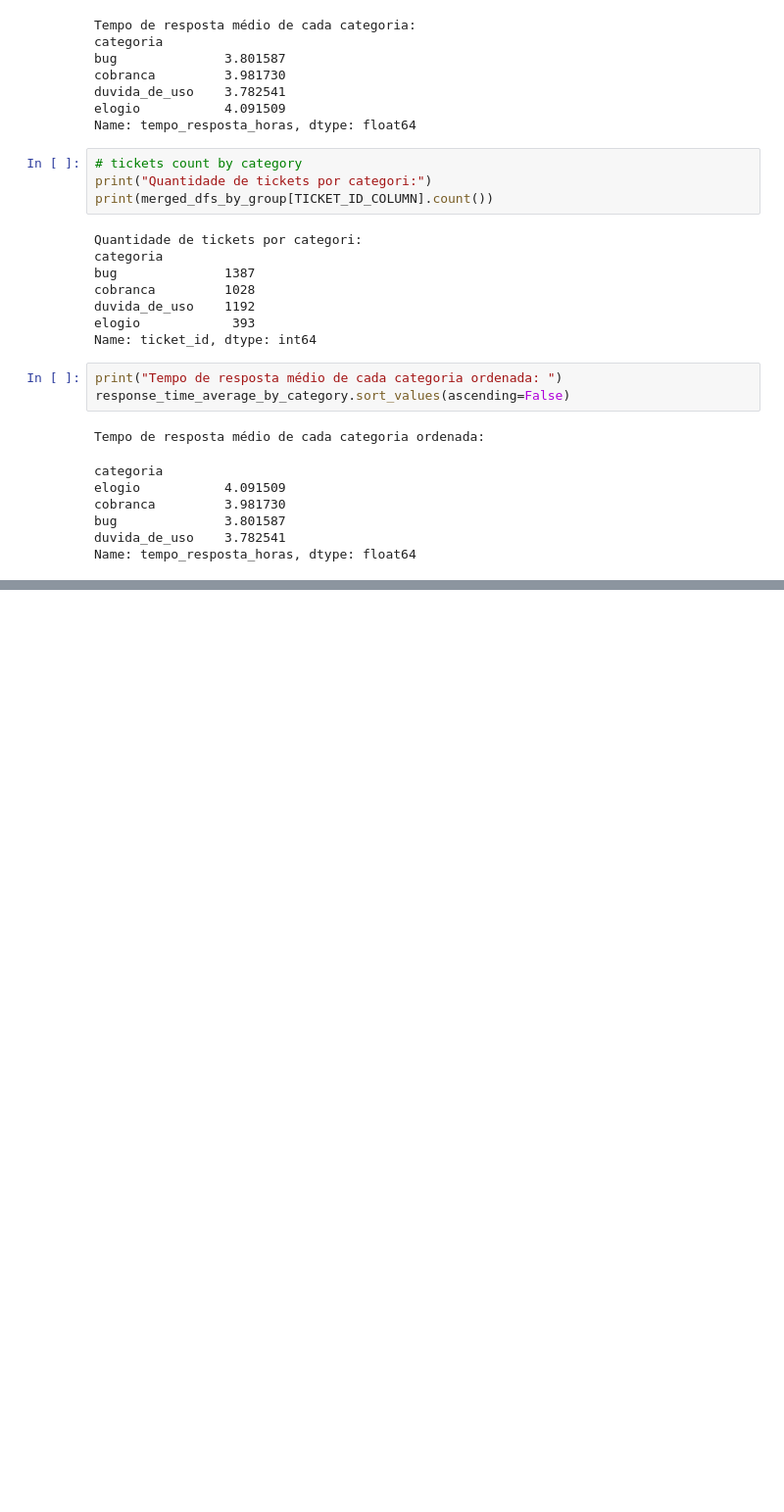
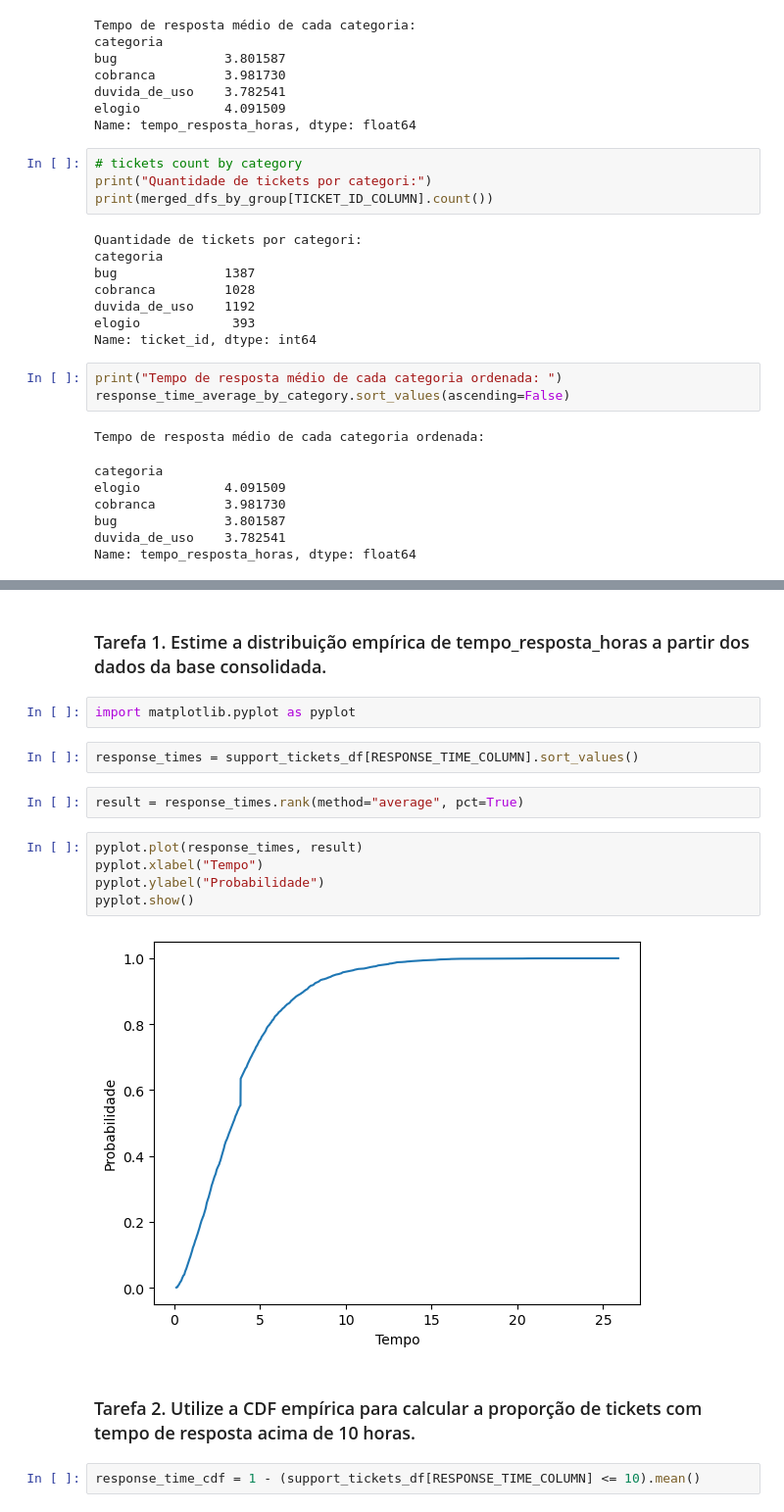
Before and after one commit to kick250/estatistica_aplicada, a Jupyter notebook: local/tp2.ipynb, the cells around one changed output, grey strips where cells are left out. Shown at 98% size. Saved outputs shown, nothing was run; the diff lists cells and outputs as text; blank space fills up the shorter version.

```diff
--- a/local/tp2.ipynb
+++ b/local/tp2.ipynb
@@ -447,0 +578,19 @@ hello
+# %% [markdown]
+### Tarefa 1. Estime a distribuição empírica de tempo_resposta_horas a partir dos dados da base consolidada.
+# %%
+import matplotlib.pyplot as pyplot
+# %%
+response_times = support_tickets_df[RESPONSE_TIME_COLUMN].sort_values()
+# %%
+result = response_times.rank(method="average", pct=True)
+# %%
+pyplot.plot(response_times, result)
+pyplot.xlabel("Tempo")
+pyplot.ylabel("Probabilidade")
+pyplot.show()
+# %% [output]
+[figure, added]
+# %% [markdown]
+### Tarefa 2. Utilize a CDF empírica para calcular a proporção de tickets com tempo de resposta acima de 10 horas.
+# %%
+response_time_cdf = 1 - (support_tickets_df[RESPONSE_TIME_COLUMN] <= 10).mean()
```
Also changed, not shown: parts of 74 cells of this notebook.
